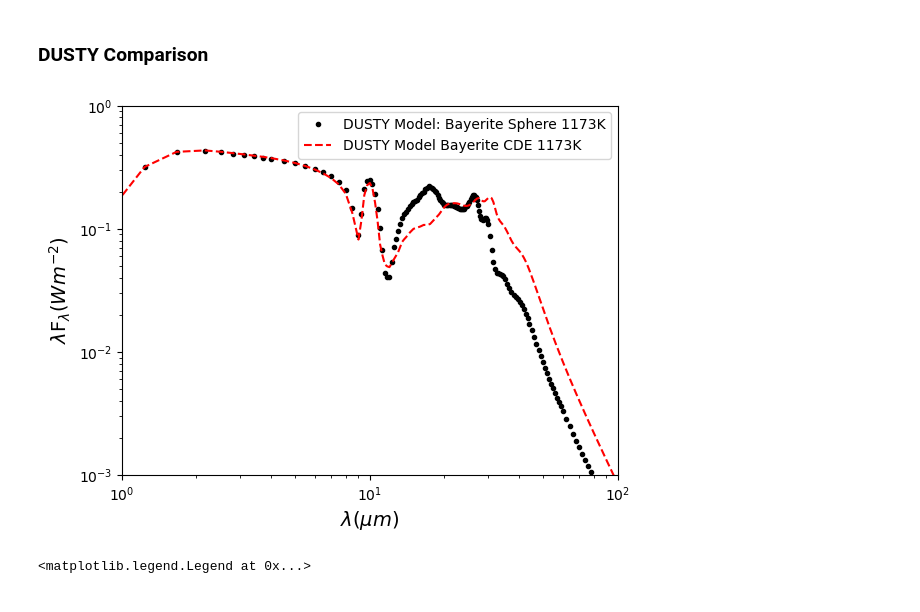
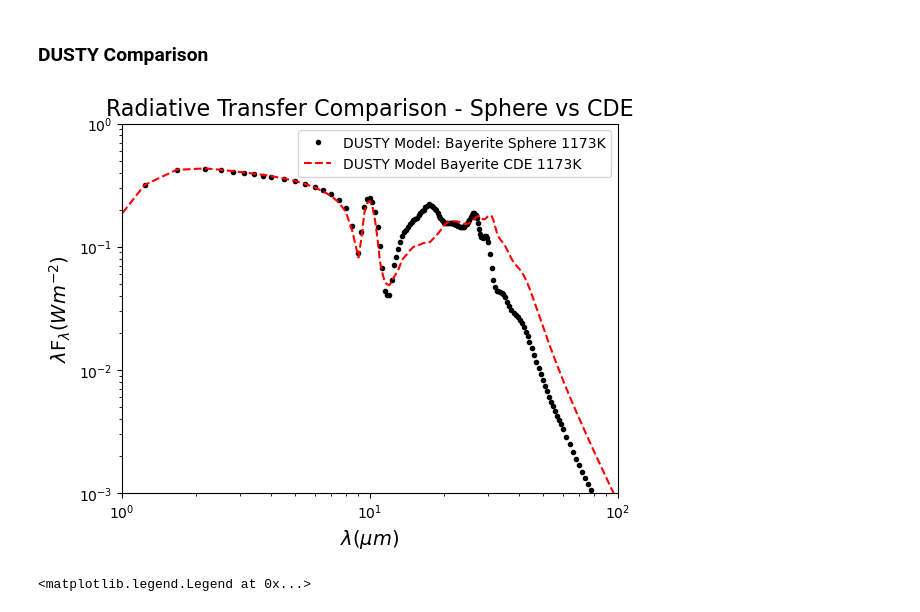
Before and after one commit to astroseandillon/Sean-Dusty, a Jupyter notebook: plot factory.ipynb, the cells around one changed output. Saved outputs shown, nothing was run; the diff lists cells and outputs as text; code cells hidden in the pictures.

```diff
--- a/plot factory.ipynb
+++ b/plot factory.ipynb
@@ -288,28 +291,28 @@ plt.savefig(fd+"{}.png".format(title))
 # %% [markdown]
 ### DUSTY Comparison
 # %%
-title="DUSTY Bayerite comparison"
+title="Radiative Transfer Comparison - Sphere vs CDE"
 fig,ax = plt.subplots()
 
 x1, y1 = np.loadtxt('baysphere-6.s002',  usecols=(0,1), unpack=True,)
 x2, y2 = np.loadtxt('bayCDE-6.s002',  usecols=(0,1), unpack=True,)
 # x3, y3 = np.loadtxt(path3+'.s002',  usecols=(0,1), unpack=True,)
 
 ax.set(xscale='log', yscale='log')
-
+ax.set_title(title, fontsize=16)
 # ax.set_title(m, fontsize=16)
 ax.set_xlabel(r'$\lambda (\mu m)$', fontsize=14)
 ax.set_ylabel(r'$\lambda$F$_{\lambda} (W m^{-2})$', fontsize=14)
 ax.set_xlim(1,1e2)
 ax.set_ylim(1e-3, 1e0)
 
 ax.plot(x1, y1, 'ko', label='DUSTY Model: Bayerite Sphere 1173K', markersize=3)
 ax.plot(x2, y2, 'r--', label='DUSTY Model Bayerite CDE 1173K', markersize=3)
 
 ax.legend()
 plt.savefig(fd+"{}.png".format(title))
 # %% [output]
-[figure, old version]
+[figure, new version]
 # %%
 title="DUSTY Bayerite comparison"
 modA = "042" #original ISM
```
Also changed, not shown: parts of 4 cells of this notebook, 8 other files.
